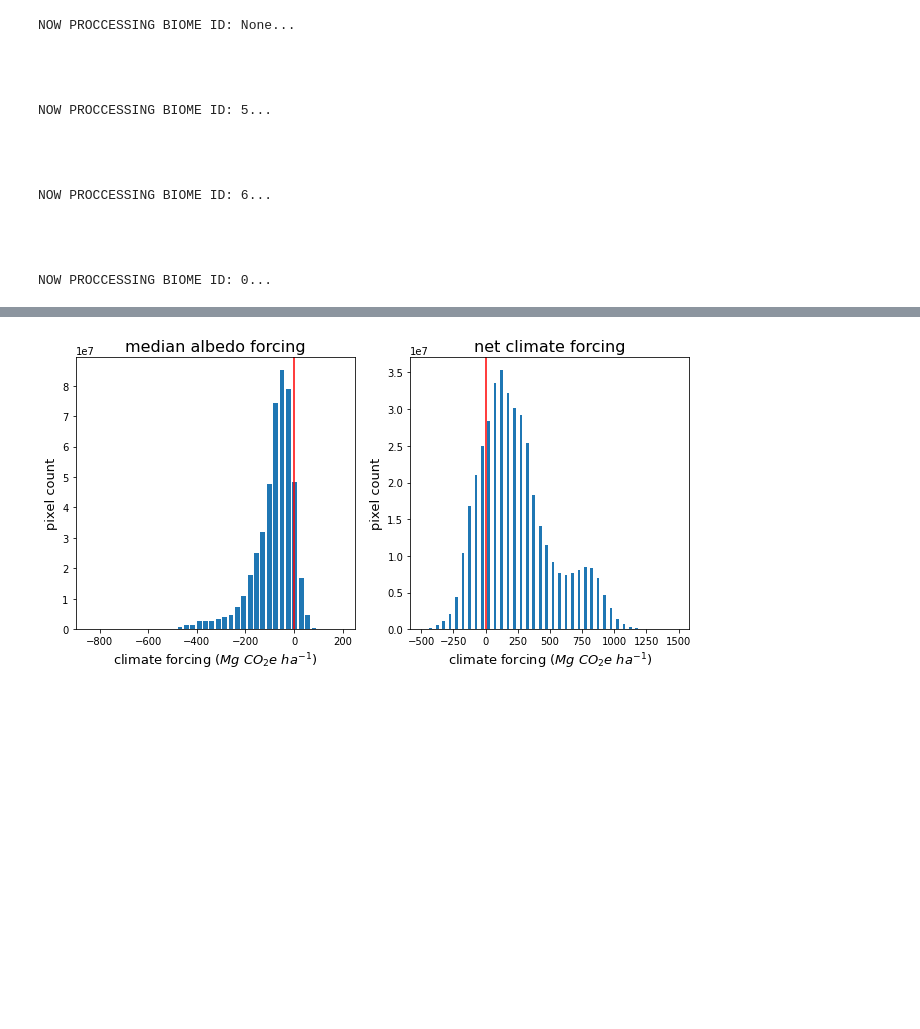
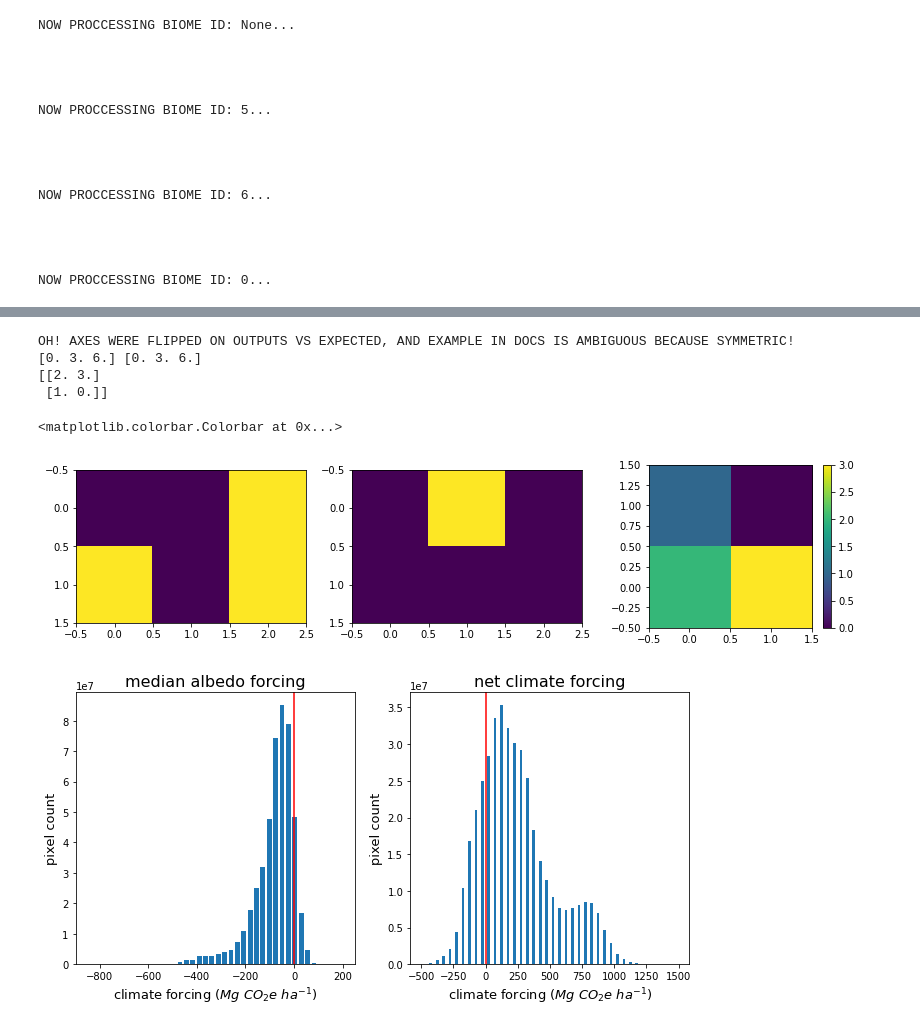
Before and after one commit to naturalclimatesolutions/clark_albedo_collab, a Jupyter notebook: albedo_refor_fig3/make_fig3.ipynb, the cells around one changed output, grey strips where cells are left out. Drawn from its saved outputs; the diff is of its cells as text; code cells hidden in the pictures; blank space fills up the shorter version.

```diff
--- a/albedo_refor_fig3/make_fig3.ipynb
+++ b/albedo_refor_fig3/make_fig3.ipynb
@@ -275,3 +300,27 @@ fig.subplots_adjust(hspace=0.4,
+# %%
+print('OH! AXES WERE FLIPPED ON OUTPUTS VS EXPECTED, AND EXAMPLE IN DOCS IS AMBIGUOUS BECAUSE SYMMETRIC!')
+x = dask.array.array([2, 2, 4, 4, 2, 4])
+y = dask.array.array([2, 4, 2, 2, 2, 2])
+bins = 2
+range = ((0, 6), (0, 6))
+h, xedges, yedges = dask.array.histogram2d(x, y, bins=bins, range=range)
+print(xedges.compute(), yedges.compute())
+print(h.compute().T)
+fig = plt.figure(figsize=(14,3))
+ax0 = fig.add_subplot(131)
+ax0.imshow(x.compute().reshape([2,3]))
+ax1 = fig.add_subplot(132)
+ax1.imshow(y.compute().reshape([2,3]))
+ax2 = fig.add_subplot(133)
+img = ax2.imshow(h.compute().T, origin='lower')
+plt.colorbar(img)
+# %% [output]
+OH! AXES WERE FLIPPED ON OUTPUTS VS EXPECTED, AND EXAMPLE IN DOCS IS AMBIGUOUS BECAUSE SYMMETRIC!
+[0. 3. 6.] [0. 3. 6.]
+[[2. 3.]
+ [1. 0.]]
+<matplotlib.colorbar.Colorbar at 0x...>
+[figure, added]
 # %%
 # %% [output]
 [figure]
```
Also changed, not shown: parts of 6 cells of this notebook, 1 other file.
